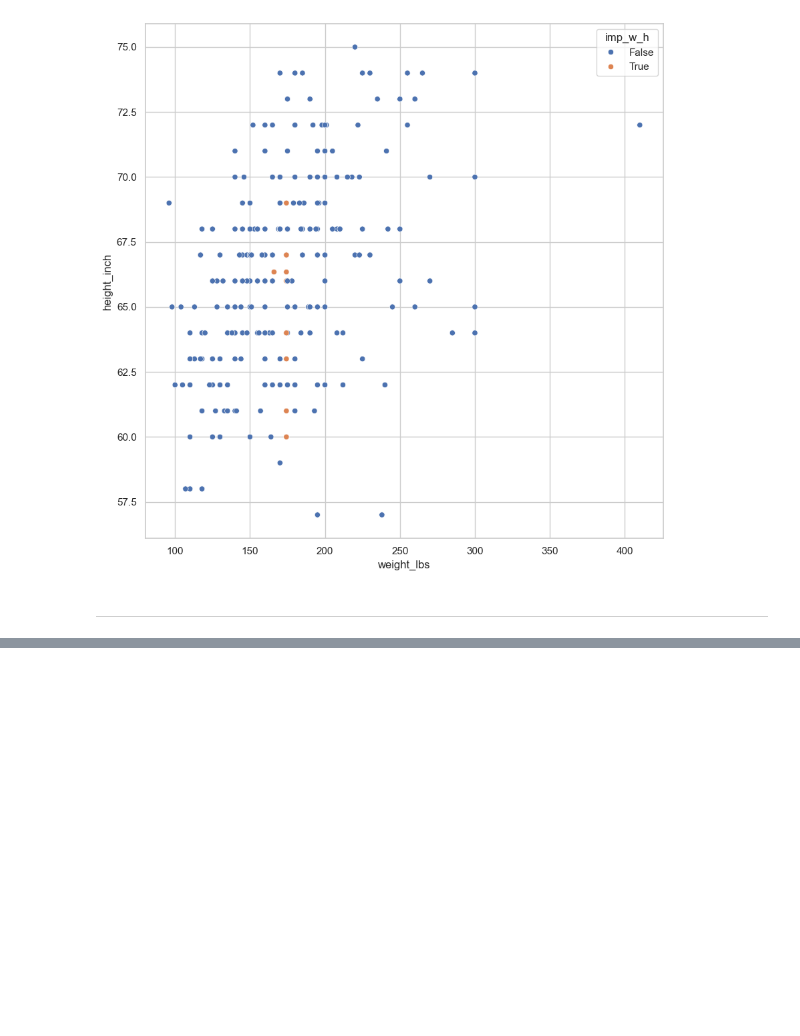
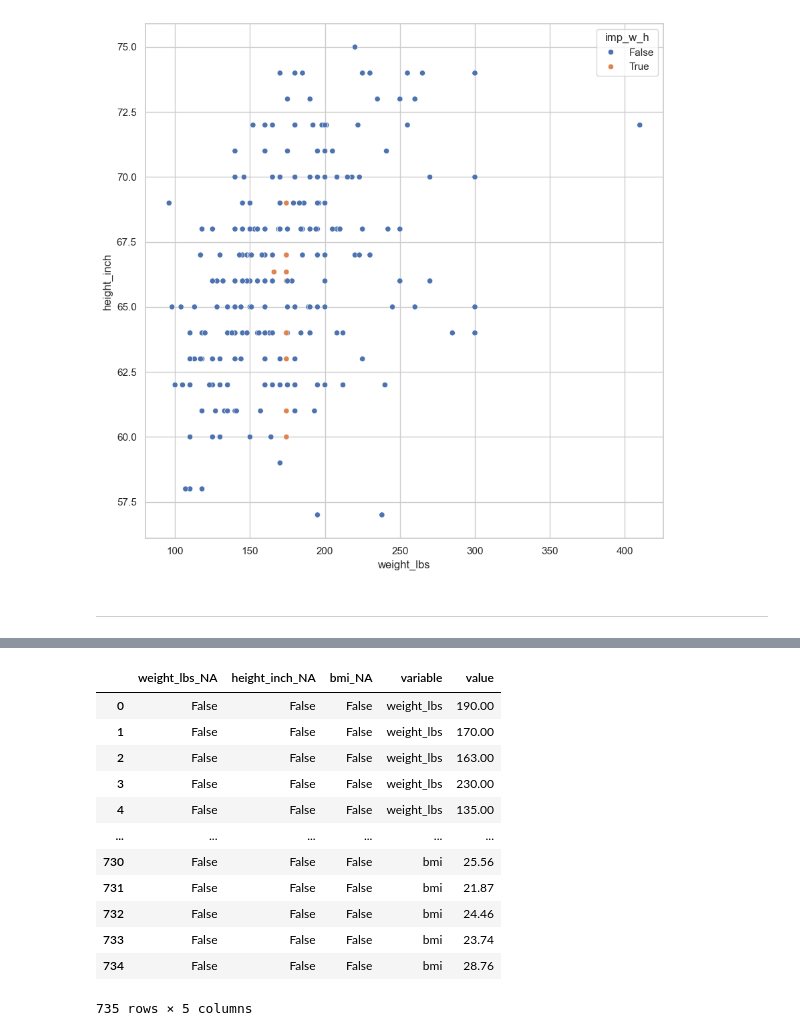
Before and after one commit to PedroRgz/Curso-Manejo-de-datos-faltantes, a Jupyter notebook: Manejo de datos faltantes - Exploración.ipynb, the cells around one changed output, grey strips where cells are left out. Drawn from its saved outputs; the diff is of its cells as text; code cells hidden in the pictures; blank space fills up the shorter version.

```diff
--- a/Manejo de datos faltantes - Exploración.ipynb
+++ b/Manejo de datos faltantes - Exploración.ipynb
@@ -2833,0 +2865,25 @@ df_risks.assign(
+# %%
+(riskfactors_df
+.select_columns("weight_lbs","height_inch","bmi")
+.missing.bind_shadow_matrix(true_string=True,false_string=False)
+.apply(
+    axis="rows",
+    func = lambda column : column.fillna(column.mean()) if "_NA" not in column.name else column
+)
+.pivot_longer(
+    index="*_NA"
+))
+# %% [output]
+|  | weight_lbs_NA | height_inch_NA | bmi_NA | variable | value |
+| 0 | False | False | False | weight_lbs | 190.00 |
+| 1 | False | False | False | weight_lbs | 170.00 |
+| 2 | False | False | False | weight_lbs | 163.00 |
+| 3 | False | False | False | weight_lbs | 230.00 |
+| 4 | False | False | False | weight_lbs | 135.00 |
+| ... | ... | ... | ... | ... | ... |
+| 730 | False | False | False | bmi | 25.56 |
+| 731 | False | False | False | bmi | 21.87 |
+| 732 | False | False | False | bmi | 24.46 |
+| 733 | False | False | False | bmi | 23.74 |
+| 734 | False | False | False | bmi | 28.76 |
+735 rows × 5 columns
```
Also changed, not shown: parts of 7 cells of this notebook.
